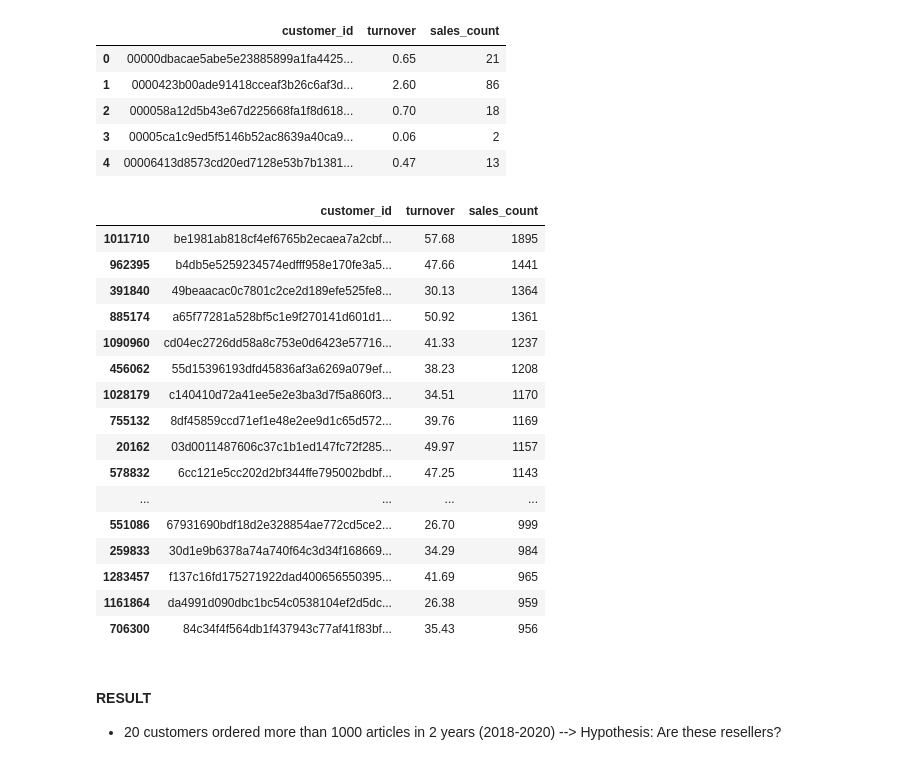
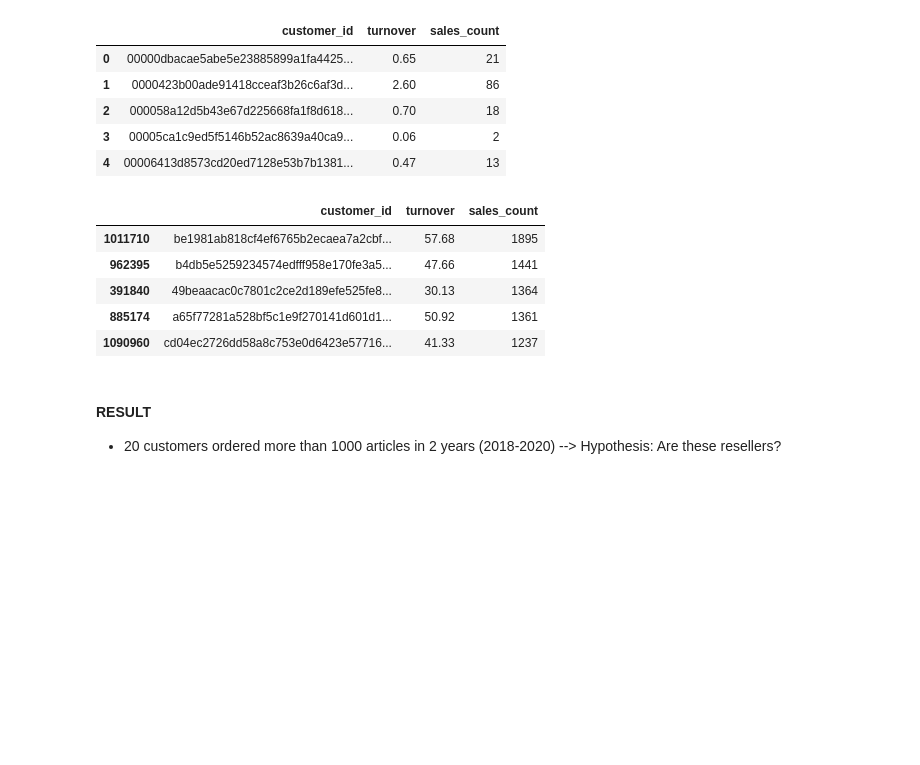
Before and after one commit to theflyingd/fashion-recommender, a Jupyter notebook: notebooks/Initial_EDA_CMM.ipynb, the cells around one changed output. Cells and saved outputs as stored; diff of their text form; code cells hidden in the pictures; blank space fills up the shorter version.

```diff
--- a/notebooks/Initial_EDA_CMM.ipynb
+++ b/notebooks/Initial_EDA_CMM.ipynb
@@ -154,7 +185,7 @@ df_tu_cust = df_trans.groupby('customer_id').sum().reset_index()
 # Rename price column:
 df_tu_cust.rename(columns={"price": "turnover"}, inplace=True)
 # Drop not necessary columns:
-df_tu_cust.drop(columns=['article_id','sales_channel_id'], inplace=True)
+df_tu_cust.drop(columns=['sales_channel_id'], inplace=True)
 
 # Check the first rows:
 df_tu_cust.head()
@@ -195,25 +226,14 @@ df_sales_cust.head()
 | 4 | 00006413d8573cd20ed7128e53b7b1381... | 0.47 | 13 |
 # %%
 # Sort dataframe by number of sales:
-df_sales_cust.sort_values('sales_count', ascending=False).head(25)
+df_sales_cust.sort_values('sales_count', ascending=False).head()
 # %% [output]
 |  | customer_id | turnover | sales_count |
 | 1011710 | be1981ab818cf4ef6765b2ecaea7a2cbf... | 57.68 | 1895 |
 | 962395 | b4db5e5259234574edfff958e170fe3a5... | 47.66 | 1441 |
 | 391840 | 49beaacac0c7801c2ce2d189efe525fe8... | 30.13 | 1364 |
 | 885174 | a65f77281a528bf5c1e9f270141d601d1... | 50.92 | 1361 |
 | 1090960 | cd04ec2726dd58a8c753e0d6423e57716... | 41.33 | 1237 |
-| 456062 | 55d15396193dfd45836af3a6269a079ef... | 38.23 | 1208 |
-| 1028179 | c140410d72a41ee5e2e3ba3d7f5a860f3... | 34.51 | 1170 |
-| 755132 | 8df45859ccd71ef1e48e2ee9d1c65d572... | 39.76 | 1169 |
-| 20162 | 03d0011487606c37c1b1ed147fc72f285... | 49.97 | 1157 |
-| 578832 | 6cc121e5cc202d2bf344ffe795002bdbf... | 47.25 | 1143 |
-| ... | ... | ... | ... |
-| 551086 | 67931690bdf18d2e328854ae772cd5ce2... | 26.70 | 999 |
-| 259833 | 30d1e9b6378a74a740f64c3d34f168669... | 34.29 | 984 |
-| 1283457 | f137c16fd175271922dad400656550395... | 41.69 | 965 |
-| 1161864 | da4991d090dbc1bc54c0538104ef2d5dc... | 26.38 | 959 |
-| 706300 | 84c34f4f564db1f437943c77af41f83bf... | 35.43 | 956 |
 # %% [markdown]
 #### RESULT
 
```
Also changed, not shown: parts of 10 cells of this notebook, 3 other files.
